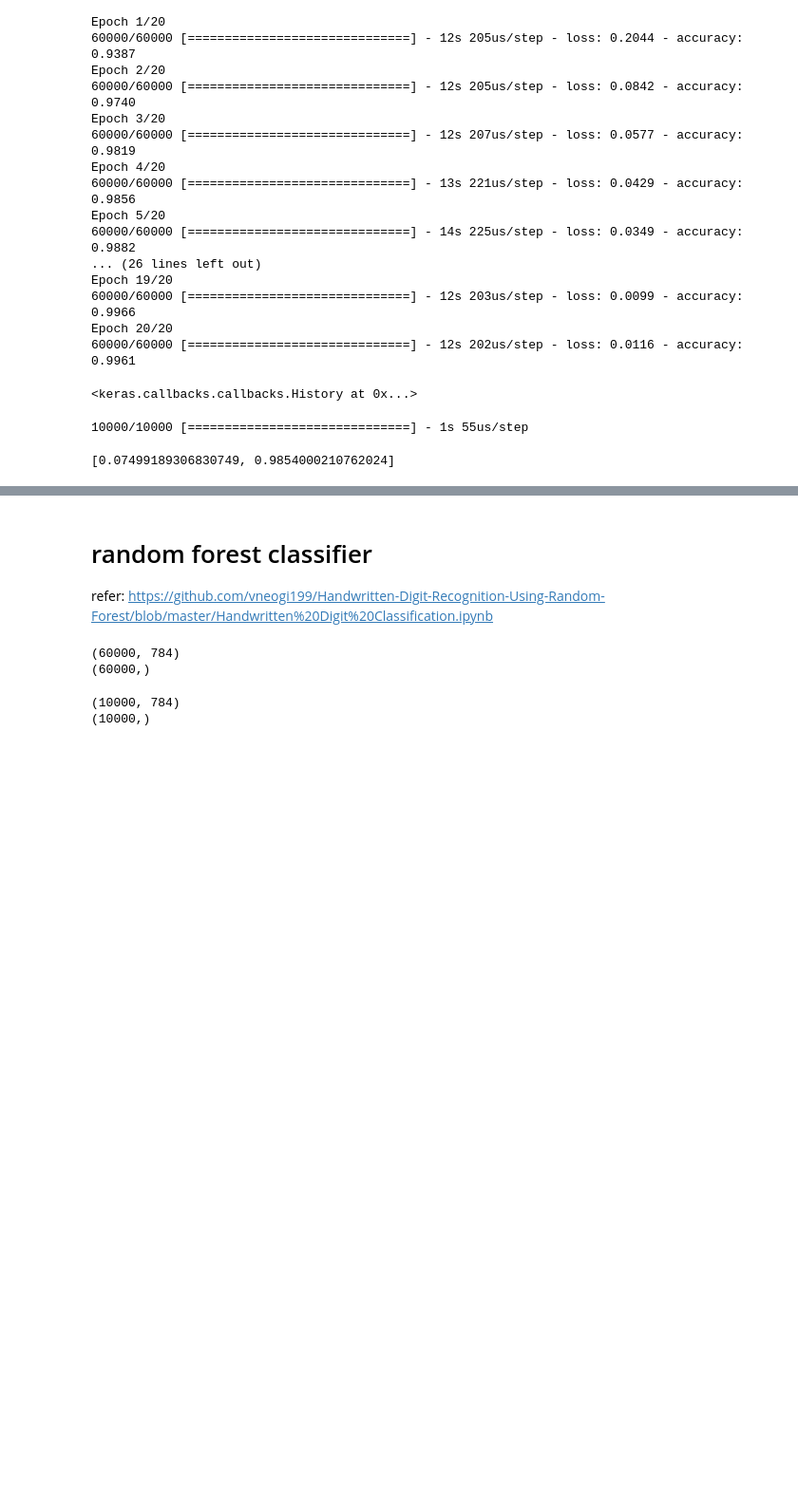
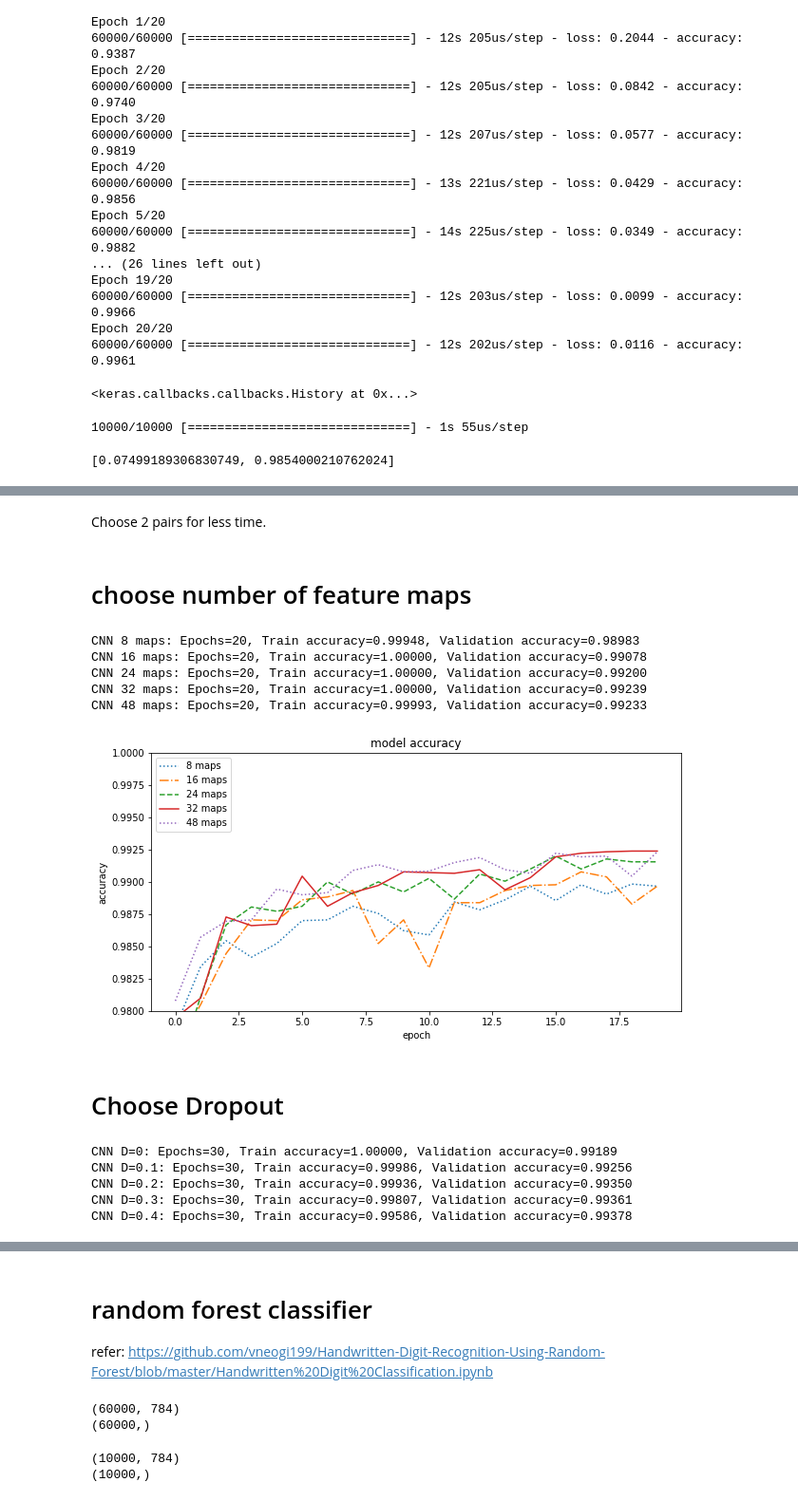
Before and after one commit to kingcheng12/MINST_analysis, a Jupyter notebook: development.ipynb, the cells around one changed output, grey strips where cells are left out. Shown: that part at 95% size. Drawn from its saved outputs; the diff is of its cells as text; code cells hidden in the pictures; blank space fills up the shorter version.

```diff
--- a/development.ipynb
+++ b/development.ipynb
@@ -247,0 +333,51 @@ model.evaluate(x_test, y_test)
+# %% [markdown]
+Choose 2 pairs for less time.
+# %% [markdown]
+# choose number of feature maps
+# %%
+nets = 5
+model = [0] *nets
+for j in range(nets):
+    model[j] = Sequential()
+    model[j].add(Conv2D(j*8+8,kernel_size=5,activation='relu',input_shape=(28,28,1)))
+    model[j].add(MaxPool2D())
+    model[j].add(Conv2D(j*16+16,kernel_size=5,activation='relu'))
+    model[j].add(MaxPool2D())
+    model[j].add(Flatten())
+    model[j].add(Dense(256, activation='relu'))
+    model[j].add(Dense(10, activation='softmax'))
+    model[j].compile(optimizer="adam", loss="categorical_crossentropy", metrics=["accuracy"])
+# %%
+# CREATE VALIDATION SET
+X_train2, X_val2, Y_train2, Y_val2 = train_test_split(X_train, Y_train, test_size = 0.3)
+# TRAIN NETWORKS
+history = [0] * nets
+names = ["8 maps","16 maps","24 maps","32 maps","48 maps"]
+epochs = 20
+for j in range(nets):
+    history[j] = model[j].fit(X_train2,Y_train2, batch_size=80, epochs = epochs,
+        validation_data = (X_val2,Y_val2), callbacks=[annealer], verbose=0)
+    print("CNN {0}: Epochs={1:d}, Train accuracy={2:.5f}, Validation accuracy={3:.5f}".format(
+        names[j],epochs,max(history[j].history['accuracy']),max(history[j].history['val_accuracy']) ))
+# %% [output]
+CNN 8 maps: Epochs=20, Train accuracy=0.99948, Validation accuracy=0.98983
+CNN 16 maps: Epochs=20, Train accuracy=1.00000, Validation accuracy=0.99078
+CNN 24 maps: Epochs=20, Train accuracy=1.00000, Validation accuracy=0.99200
+CNN 32 maps: Epochs=20, Train accuracy=1.00000, Validation accuracy=0.99239
+CNN 48 maps: Epochs=20, Train accuracy=0.99993, Validation accuracy=0.99233
+# %%
+# PLOT ACCURACIES
+plt.figure(figsize=(10,5))
+for i in range(nets):
+    plt.plot(history[i].history['val_accuracy'],linestyle=styles[i])
+plt.title('model accuracy')
+plt.ylabel('accuracy')
+plt.xlabel('epoch')
+plt.legend(names, loc='upper left')
+axes = plt.gca()
+axes.set_ylim([0.98,1])
+plt.savefig('Choose numbers of feature embeddings')
+# %% [output]
+[figure, added]
+# %% [markdown]
+# Choose Dropout
@@ -247,0 +402,18 @@ model.evaluate(x_test, y_test)
+# %%
+# CREATE VALIDATION SET
+X_train2, X_val2, Y_train2, Y_val2 = train_test_split(X_train, Y_train, test_size = 0.3)
+# TRAIN NETWORKS
+history = [0] * nets
+names = ["D=0","D=0.1","D=0.2","D=0.3","D=0.4"]
+epochs = 30
+for j in range(nets):
+    history[j] = model[j].fit(X_train2,Y_train2, batch_size=80, epochs = epochs,
+        validation_data = (X_val2,Y_val2), callbacks=[annealer], verbose=0)
+    print("CNN {0}: Epochs={1:d}, Train accuracy={2:.5f}, Validation accuracy={3:.5f}".format(
+        names[j],epochs,max(history[j].history['accuracy']),max(history[j].history['val_accuracy']) ))
+# %% [output]
+CNN D=0: Epochs=30, Train accuracy=1.00000, Validation accuracy=0.99189
+CNN D=0.1: Epochs=30, Train accuracy=0.99986, Validation accuracy=0.99256
+CNN D=0.2: Epochs=30, Train accuracy=0.99936, Validation accuracy=0.99350
+CNN D=0.3: Epochs=30, Train accuracy=0.99807, Validation accuracy=0.99361
+CNN D=0.4: Epochs=30, Train accuracy=0.99586, Validation accuracy=0.99378
```
Also changed, not shown: parts of 13 cells of this notebook.
